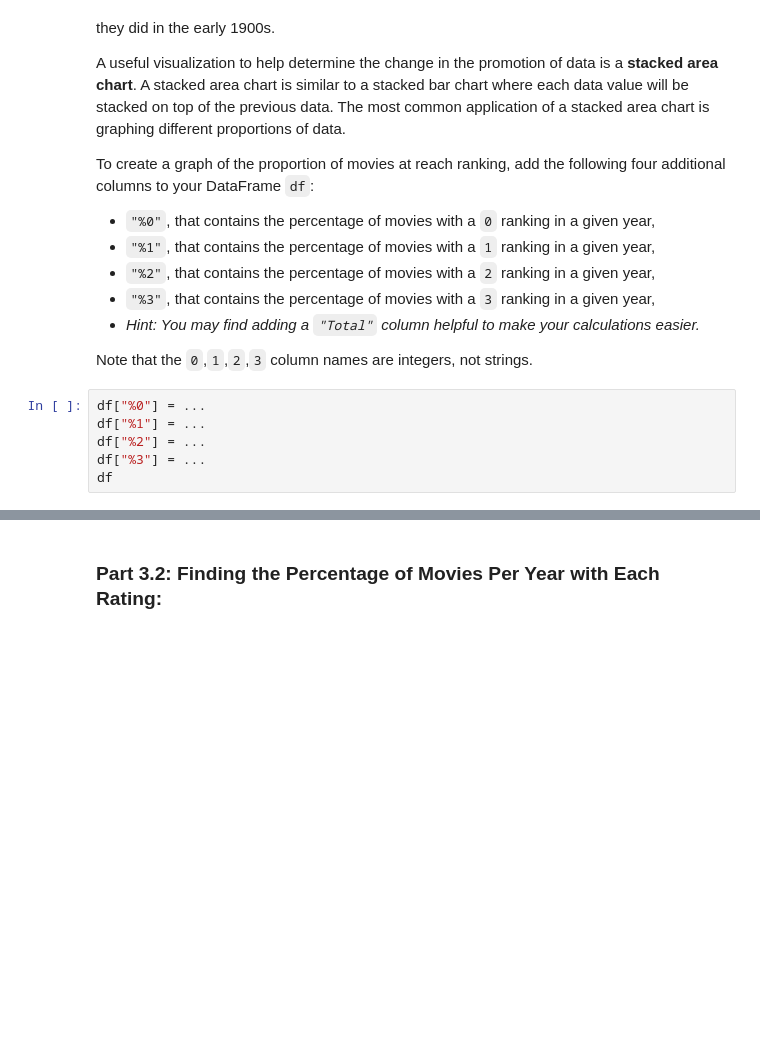
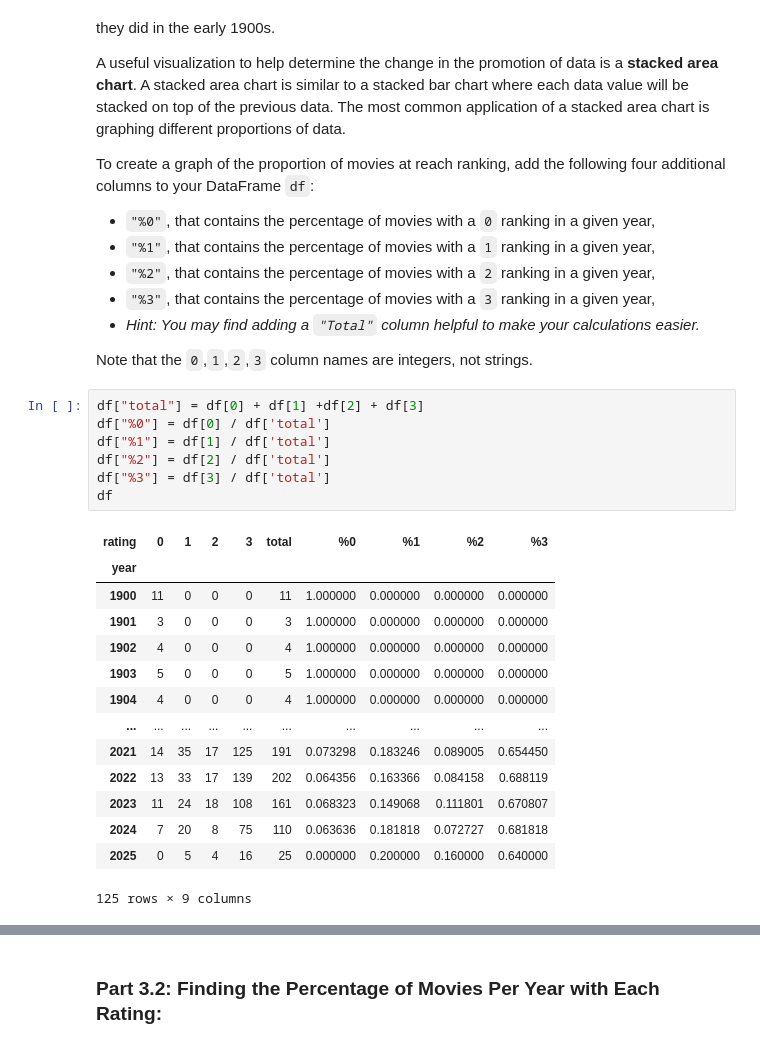
Before and after one commit to anqiandy/discoverymicroprojects, a Jupyter notebook: microproject-05-bechdel-test/microproject-05-bechdel-test.ipynb, the cells around one changed output, grey strips where cells are left out. Cells and saved outputs as stored; diff of their text form; blank space fills up the shorter version.

```diff
--- a/microproject-05-bechdel-test/microproject-05-bechdel-test.ipynb
+++ b/microproject-05-bechdel-test/microproject-05-bechdel-test.ipynb
@@ -250,12 +361,28 @@ To create a graph of the proportion of movies at reach ranking, add the followin
 - *Hint: You may find adding a `"Total"` column helpful to make your calculations easier.*
 
 Note that the `0`,`1`,`2`,`3` column names are integers, not strings.
-# %%
-df["%0"] = ...
-df["%1"] = ...
-df["%2"] = ...
-df["%3"] = ...
-df
+# %%
+df["total"] = df[0] + df[1] +df[2] + df[3]
+df["%0"] = df[0] / df['total']
+df["%1"] = df[1] / df['total']
+df["%2"] = df[2] / df['total']
+df["%3"] = df[3] / df['total']
+df
+# %% [output]
+| rating | 0 | 1 | 2 | 3 | total | %0 | %1 | %2 | %3 |
+| year |  |  |  |  |  |  |  |  |  |
+| 1900 | 11 | 0 | 0 | 0 | 11 | 1.000000 | 0.000000 | 0.000000 | 0.000000 |
+| 1901 | 3 | 0 | 0 | 0 | 3 | 1.000000 | 0.000000 | 0.000000 | 0.000000 |
+| 1902 | 4 | 0 | 0 | 0 | 4 | 1.000000 | 0.000000 | 0.000000 | 0.000000 |
+| 1903 | 5 | 0 | 0 | 0 | 5 | 1.000000 | 0.000000 | 0.000000 | 0.000000 |
+| 1904 | 4 | 0 | 0 | 0 | 4 | 1.000000 | 0.000000 | 0.000000 | 0.000000 |
+| ... | ... | ... | ... | ... | ... | ... | ... | ... | ... |
+| 2021 | 14 | 35 | 17 | 125 | 191 | 0.073298 | 0.183246 | 0.089005 | 0.654450 |
+| 2022 | 13 | 33 | 17 | 139 | 202 | 0.064356 | 0.163366 | 0.084158 | 0.688119 |
+| 2023 | 11 | 24 | 18 | 108 | 161 | 0.068323 | 0.149068 | 0.111801 | 0.670807 |
+| 2024 | 7 | 20 | 8 | 75 | 110 | 0.063636 | 0.181818 | 0.072727 | 0.681818 |
+| 2025 | 0 | 5 | 4 | 16 | 25 | 0.000000 | 0.200000 | 0.160000 | 0.640000 |
+125 rows × 9 columns
 # %%
 ### TEST CASE for Part 3.1: Transforming Counts into Proportions
 tada = "\N{PARTY POPPER}"
```
Also changed, not shown: parts of 25 cells of this notebook.
